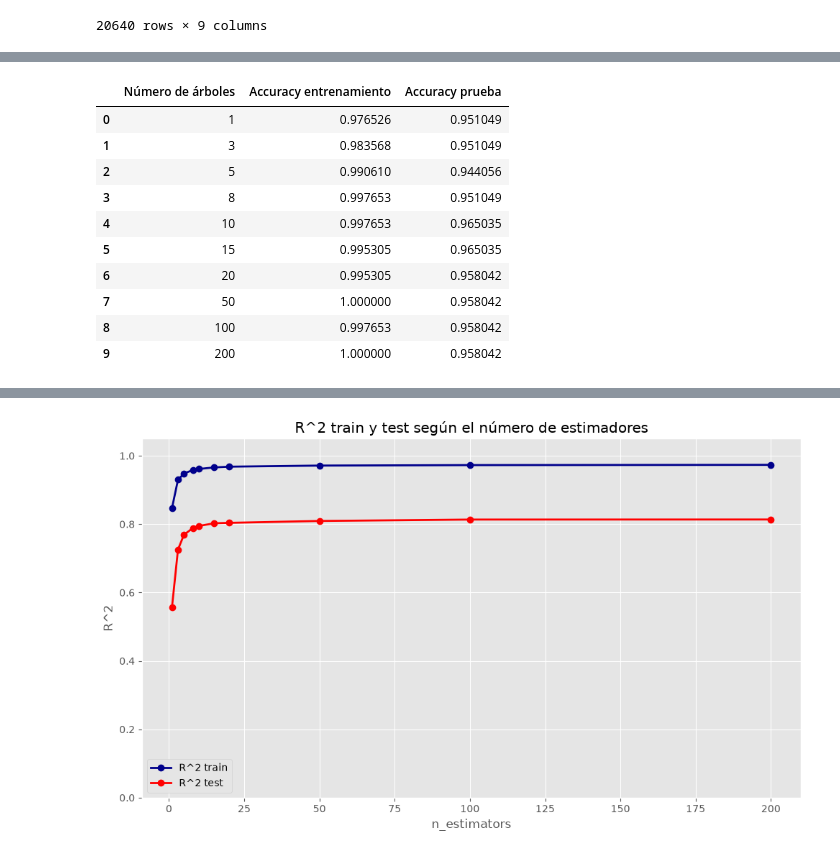
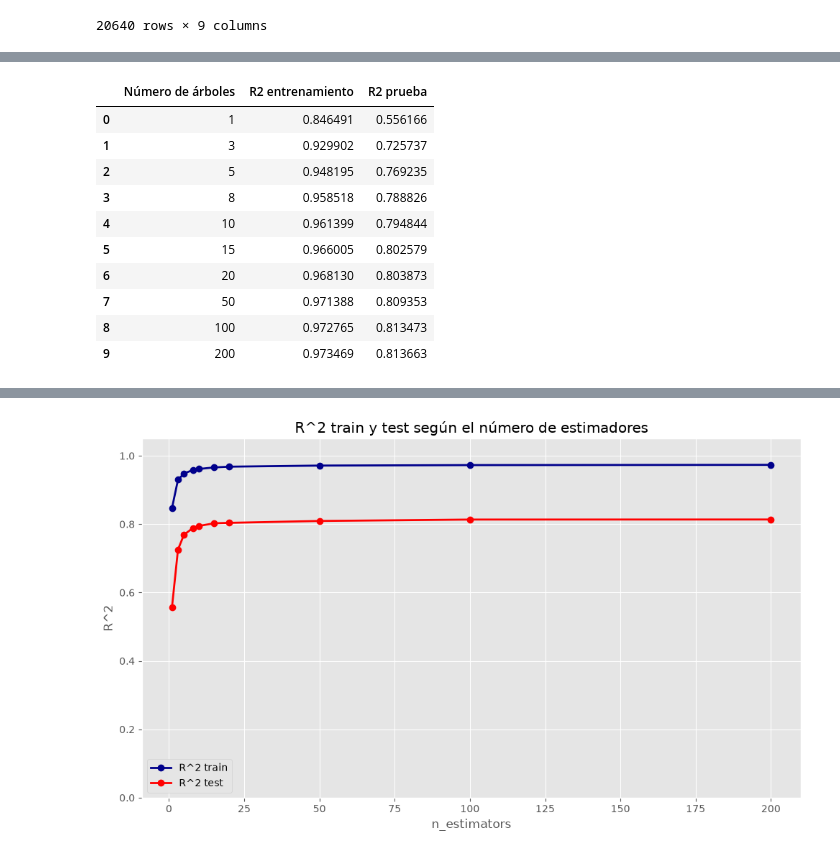
Before and after one commit to ErickEduardoAH/book-resources, a Jupyter notebook: intro-machine-learning-trees/06_Bagging.ipynb, the cells around one changed output, grey strips where cells are left out. Cells and saved outputs as stored; diff of their text form; code cells hidden in the pictures.

```diff
--- a/intro-machine-learning-trees/06_Bagging.ipynb
+++ b/intro-machine-learning-trees/06_Bagging.ipynb
@@ -295,43 +294,43 @@ from sklearn.metrics import r2_score
 from sklearn.ensemble import BaggingRegressor
 from sklearn.tree import DecisionTreeRegressor
 
 n_estimators_list = [1,3,5,8,10,15,20,50,100,200]
 
 r2_train = []
 r2_test = []
 
 for n_estimators in n_estimators_list:
     housing_model = BaggingRegressor(
         estimator=DecisionTreeRegressor(random_state=43),
         n_estimators=n_estimators,
         bootstrap=True,
         random_state=43,
         n_jobs=-1).fit(X_train_housing, y_train_housing)
 
     y_train_pred = housing_model.predict(X_train_housing)
     y_test_pred = housing_model.predict(X_test_housing)
     r2_train.append(
         r2_score(y_train_housing, y_train_pred)
     )
     r2_test.append(
         r2_score(y_test_housing, y_test_pred)
     )
 
 resultados = pd.DataFrame({
     "Número de árboles": n_estimators_list,
-    "Accuracy entrenamiento": accuracy_train,
-    "Accuracy prueba": accuracy_test
+    "R2 entrenamiento": r2_train,
+    "R2 prueba": r2_test
 })
 resultados
 # %% [output]
-|  | Número de árboles | Accuracy entrenamiento | Accuracy prueba |
-| 0 | 1 | 0.976526 | 0.951049 |
-| 1 | 3 | 0.983568 | 0.951049 |
-| 2 | 5 | 0.990610 | 0.944056 |
-| 3 | 8 | 0.997653 | 0.951049 |
-| 4 | 10 | 0.997653 | 0.965035 |
-| 5 | 15 | 0.995305 | 0.965035 |
-| 6 | 20 | 0.995305 | 0.958042 |
-| 7 | 50 | 1.000000 | 0.958042 |
-| 8 | 100 | 0.997653 | 0.958042 |
-| 9 | 200 | 1.000000 | 0.958042 |
+|  | Número de árboles | R2 entrenamiento | R2 prueba |
+| 0 | 1 | 0.846491 | 0.556166 |
+| 1 | 3 | 0.929902 | 0.725737 |
+| 2 | 5 | 0.948195 | 0.769235 |
+| 3 | 8 | 0.958518 | 0.788826 |
+| 4 | 10 | 0.961399 | 0.794844 |
+| 5 | 15 | 0.966005 | 0.802579 |
+| 6 | 20 | 0.968130 | 0.803873 |
+| 7 | 50 | 0.971388 | 0.809353 |
+| 8 | 100 | 0.972765 | 0.813473 |
+| 9 | 200 | 0.973469 | 0.813663 |
```
Also changed, not shown: parts of 6 cells of this notebook.
